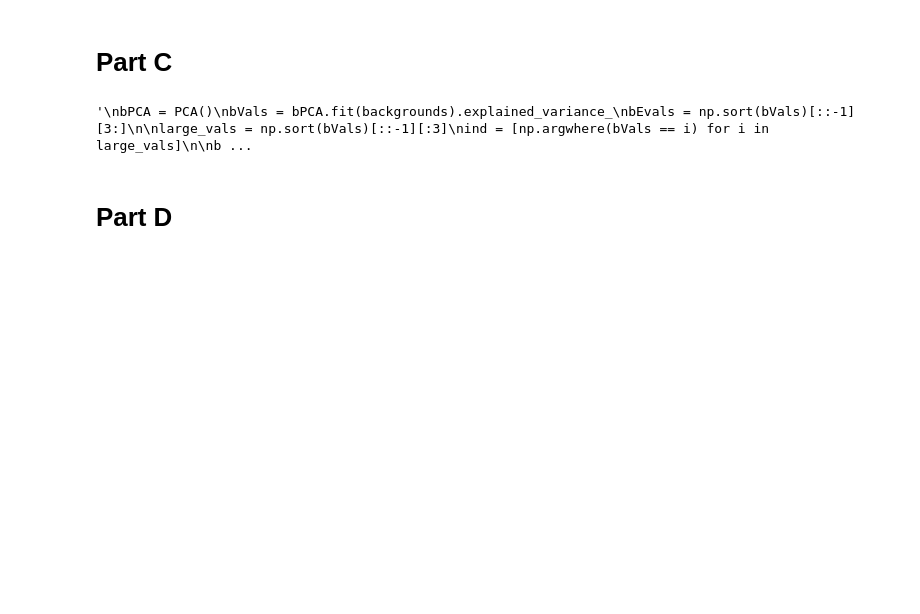
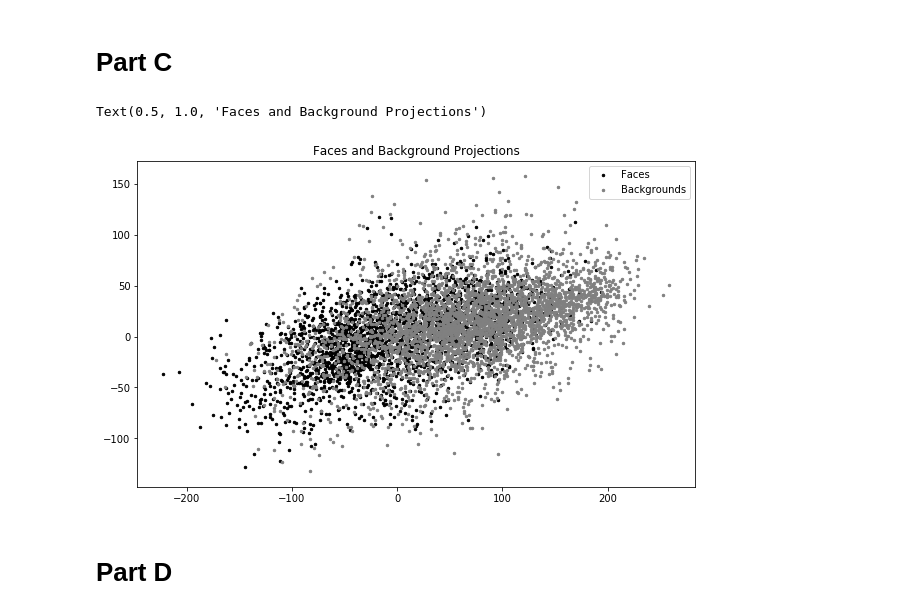
Before and after one commit to mmcinnestaylor/STA4634, a Jupyter notebook: Assignment12/HW12.ipynb, the cells around one changed output. Saved outputs shown, nothing was run; the diff lists cells and outputs as text; code cells hidden in the pictures; blank space fills up the shorter version.

```diff
--- a/Assignment12/HW12.ipynb
+++ b/Assignment12/HW12.ipynb
@@ -86,21 +82,17 @@ Text(0.5, 1.0, 'Faces Projections')
 # Part C
 # %%
 # subtract the mean of faces from the backgrounds
-'''
-bPCA = PCA()
-bVals = bPCA.fit(backgrounds).explained_variance_
-bEvals = np.sort(bVals)[::-1][3:]
 
-large_vals = np.sort(bVals)[::-1][:3]
-ind = [np.argwhere(bVals == i) for i in large_vals]
-
-bVectors = bPCA.components_[:, 1:3]
-
-plt.scatter(vectors[:, 0], vectors[:, 1], s=10, c = 'black')
-plt.scatter(bVectors[:, 0], bVectors[:, 1], s=10, c = 'red')
-plt.title("Faces Projections")'''
+b_coords = np.matmul(fPCA.components_[:, 1:3].T, backgrounds.T) # components_ represent the eivenvectors
+                                                        # [:, 1:3] grab the vectors associated with second and third
+                                                        # largest eigenvalues
+plt.scatter(coords[0], coords[1], s=6, c='black', label='Faces')
+plt.scatter(b_coords[0], b_coords[1], s=6, c='gray', label='Backgrounds')
+plt.legend()
+plt.title("Faces and Backgrounds Projections")
 # %% [output]
-'\nbPCA = PCA()\nbVals = bPCA.fit(backgrounds).explained_variance_\nbEvals = np.sort(bVals)[::-1][3:]\n\nlarge_vals = np.sort(bVals)[::-1][:3]\nind = [np.argwhere(bVals == i) for i in large_vals]\n\nb ...
+Text(0.5, 1.0, 'Faces and Background Projections')
+[figure, added]
 # %% [markdown]
 # Part D
 # %% [markdown]
```
Also changed, not shown: parts of 4 cells of this notebook.
